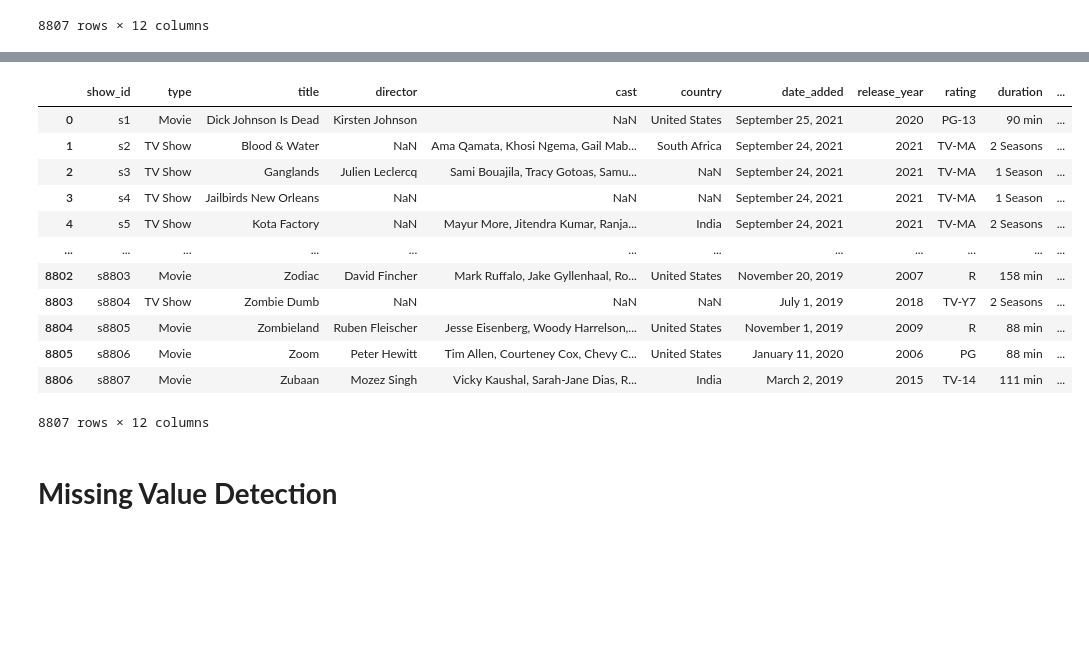
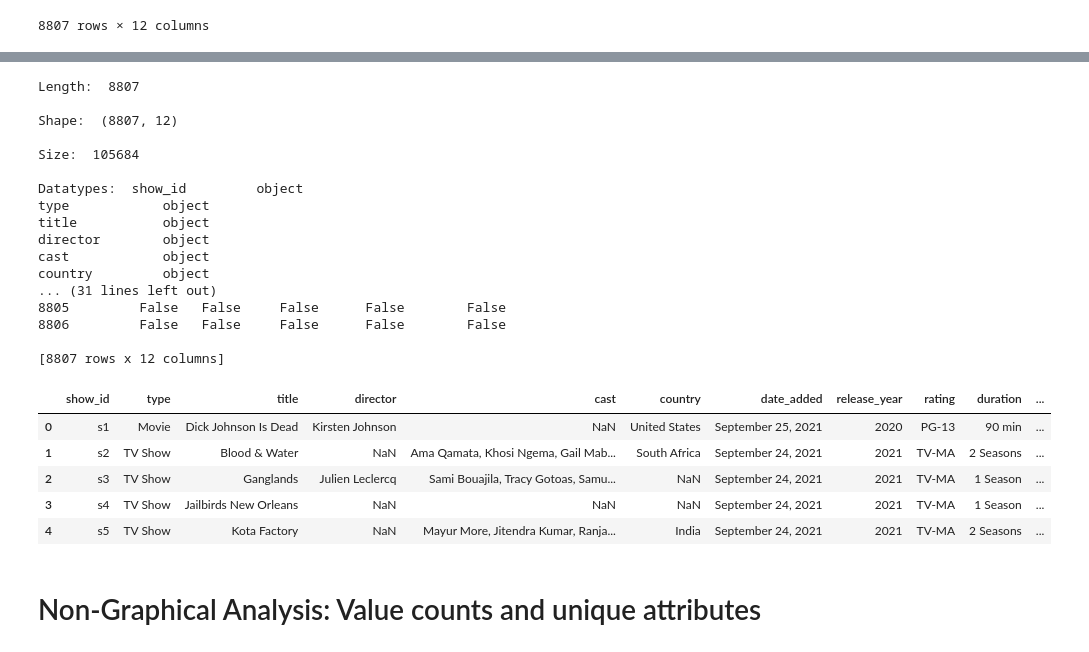
Before and after one commit to manisha-mishra-123/Scaler-projects, a Jupyter notebook: Netflix_project.ipynb, the cells around one changed output, grey strips where cells are left out. Drawn from its saved outputs; the diff is of its cells as text; code cells hidden in the pictures; blank space fills up the shorter version.

```diff
--- a/Netflix_project.ipynb
+++ b/Netflix_project.ipynb
@@ -27,20 +30,36 @@ df
+# %%
+print("Length: ",len(df))
+print("\nShape: ",df.shape)
+print('\nSize: ',df.size)
+print('\nDatatypes: ',df.dtypes)
+print('\nMissing value detection: ',df.isnull())
+# %% [output]
+Length:  8807
+
+Shape:  (8807, 12)
+
+Size:  105684
+
+Datatypes:  show_id         object
+type            object
+title           object
+director        object
+cast            object
+country         object
+... (31 lines left out)
+8805         False   False     False      False        False
+8806         False   False     False      False        False
+
+[8807 rows x 12 columns]
 # %%
-df.dropna
-df.drop_duplicates
-df
+df['type']=df['type'].astype('category')
+df.head()
 # %% [output]
 |  | show_id | type | title | director | cast | country | date_added | release_year | rating | duration | ... |
 | 0 | s1 | Movie | Dick Johnson Is Dead | Kirsten Johnson | NaN | United States | September 25, 2021 | 2020 | PG-13 | 90 min | ... |
 | 1 | s2 | TV Show | Blood & Water | NaN | Ama Qamata, Khosi Ngema, Gail Mab... | South Africa | September 24, 2021 | 2021 | TV-MA | 2 Seasons | ... |
 | 2 | s3 | TV Show | Ganglands | Julien Leclercq | Sami Bouajila, Tracy Gotoas, Samu... | NaN | September 24, 2021 | 2021 | TV-MA | 1 Season | ... |
 | 3 | s4 | TV Show | Jailbirds New Orleans | NaN | NaN | NaN | September 24, 2021 | 2021 | TV-MA | 1 Season | ... |
 | 4 | s5 | TV Show | Kota Factory | NaN | Mayur More, Jitendra Kumar, Ranja... | India | September 24, 2021 | 2021 | TV-MA | 2 Seasons | ... |
-| ... | ... | ... | ... | ... | ... | ... | ... | ... | ... | ... | ... |
-| 8802 | s8803 | Movie | Zodiac | David Fincher | Mark Ruffalo, Jake Gyllenhaal, Ro... | United States | November 20, 2019 | 2007 | R | 158 min | ... |
-| 8803 | s8804 | TV Show | Zombie Dumb | NaN | NaN | NaN | July 1, 2019 | 2018 | TV-Y7 | 2 Seasons | ... |
-| 8804 | s8805 | Movie | Zombieland | Ruben Fleischer | Jesse Eisenberg, Woody Harrelson,... | United States | November 1, 2019 | 2009 | R | 88 min | ... |
-| 8805 | s8806 | Movie | Zoom | Peter Hewitt | Tim Allen, Courteney Cox, Chevy C... | United States | January 11, 2020 | 2006 | PG | 88 min | ... |
-| 8806 | s8807 | Movie | Zubaan | Mozez Singh | Vicky Kaushal, Sarah-Jane Dias, R... | India | March 2, 2019 | 2015 | TV-14 | 111 min | ... |
-8807 rows × 12 columns
-# %% [markdown]
-# **Missing Value Detection**
+# %% [markdown]
+# Non-Graphical Analysis: Value counts and unique attributes
```
Also changed, not shown: parts of 20 cells of this notebook.
